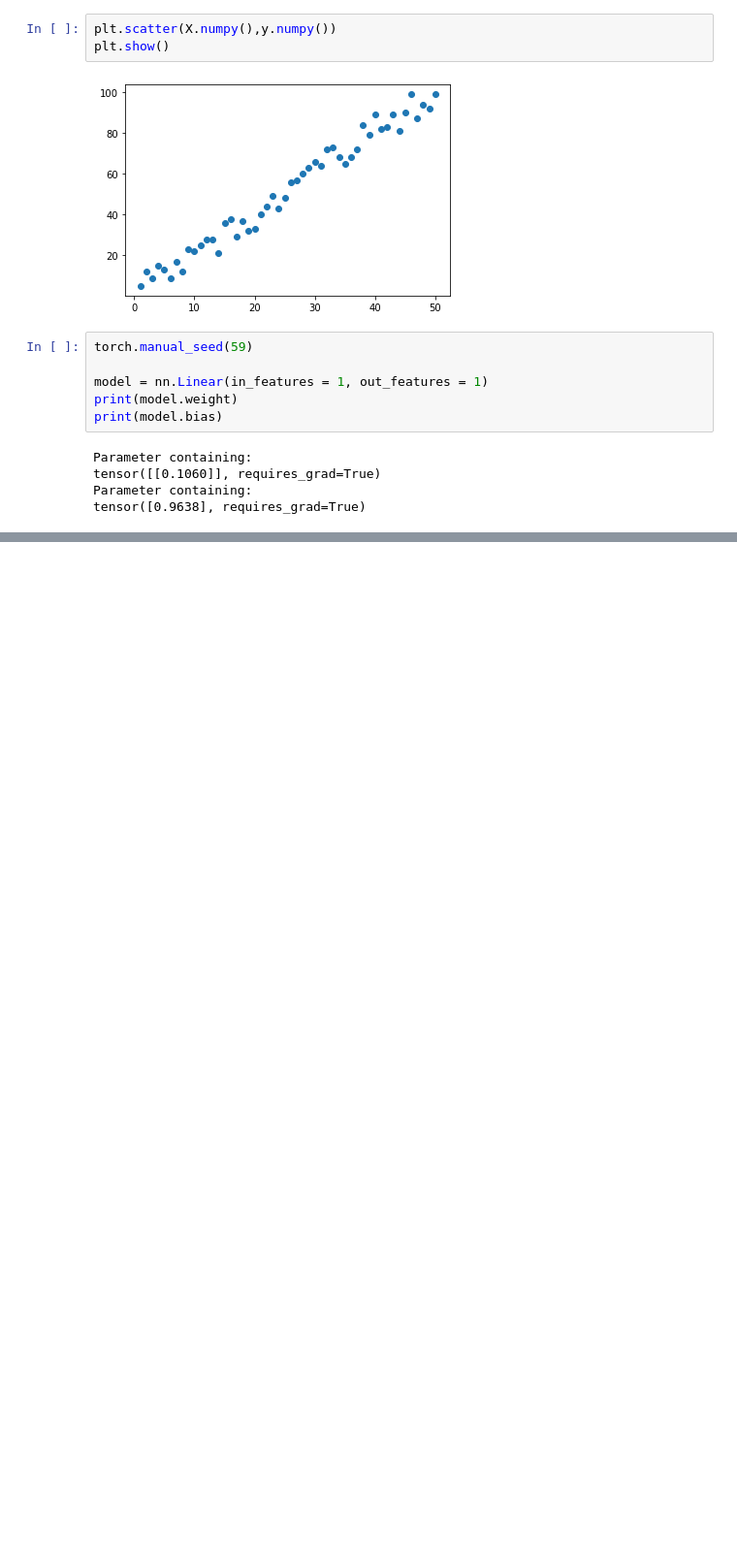
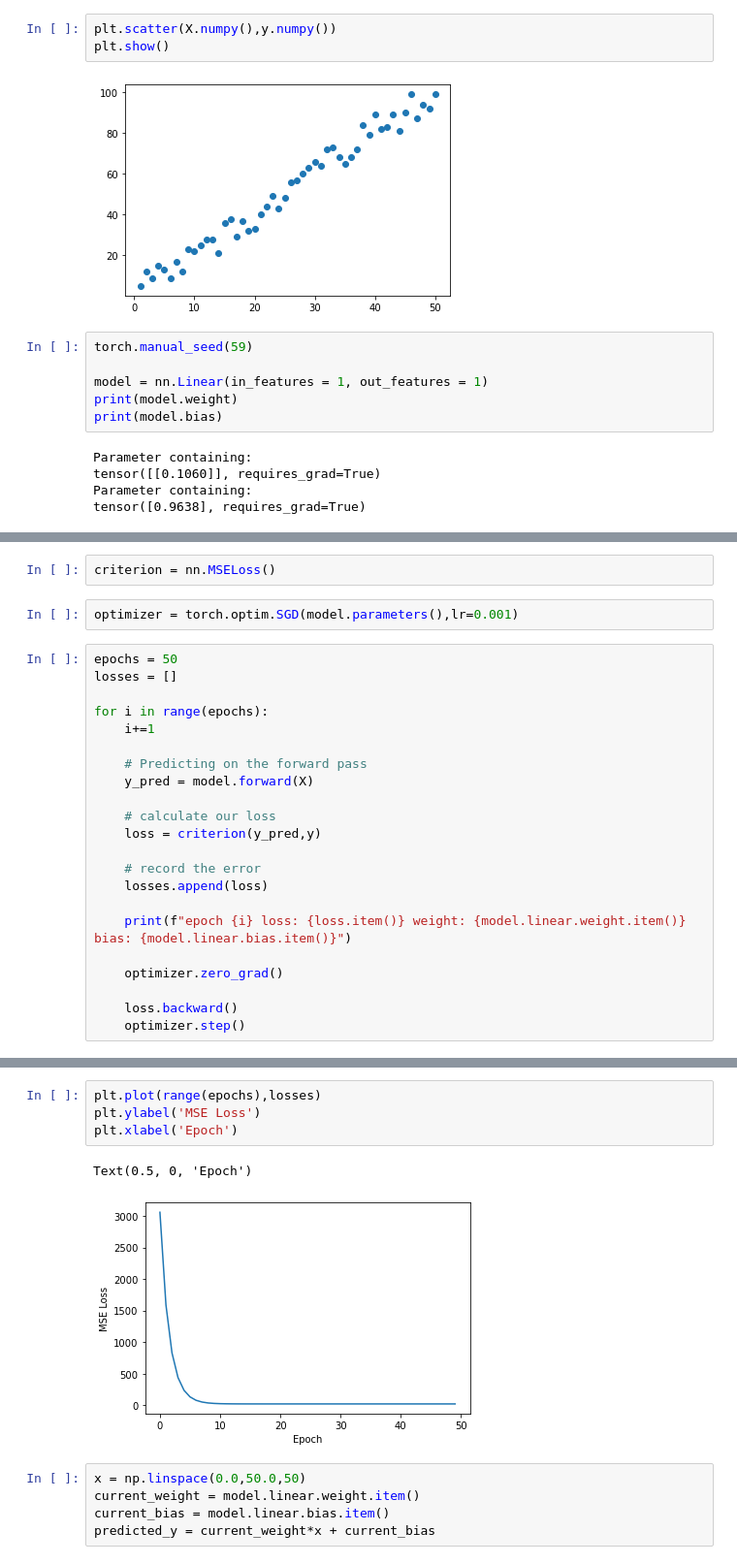
Before and after one commit to namanmanchanda09/pytorch-basics, a Jupyter notebook: Linear Regression.ipynb, the cells around one changed output, grey strips where cells are left out. Shown at 97% size. Drawn from its saved outputs; the diff is of its cells as text; blank space fills up the shorter version.

Commit message:
LinearRegrssion notebook completed

```diff
--- a/Linear Regression.ipynb
+++ b/Linear Regression.ipynb
@@ -143,0 +144,26 @@ plt.plot(x1,y1, 'r')
+# %%
+criterion = nn.MSELoss()
+# %%
+optimizer = torch.optim.SGD(model.parameters(),lr=0.001)
+# %%
+epochs = 50
+losses = []
+
+for i in range(epochs):
+    i+=1
+
+    # Predicting on the forward pass
+    y_pred = model.forward(X)
+
+    # calculate our loss
+    loss = criterion(y_pred,y)
+
+    # record the error
+    losses.append(loss)
+
+    print(f"epoch {i} loss: {loss.item()} weight: {model.linear.weight.item()} bias: {model.linear.bias.item()}")
+
+    optimizer.zero_grad()
+
+    loss.backward()
+    optimizer.step()
@@ -143,0 +188,12 @@ plt.plot(x1,y1, 'r')
+# %%
+plt.plot(range(epochs),losses)
+plt.ylabel('MSE Loss')
+plt.xlabel('Epoch')
+# %% [output]
+Text(0.5, 0, 'Epoch')
+[figure, added]
+# %%
+x = np.linspace(0.0,50.0,50)
+current_weight = model.linear.weight.item()
+current_bias = model.linear.bias.item()
+predicted_y = current_weight*x + current_bias
```
Also changed, not shown: parts of 19 cells of this notebook.
